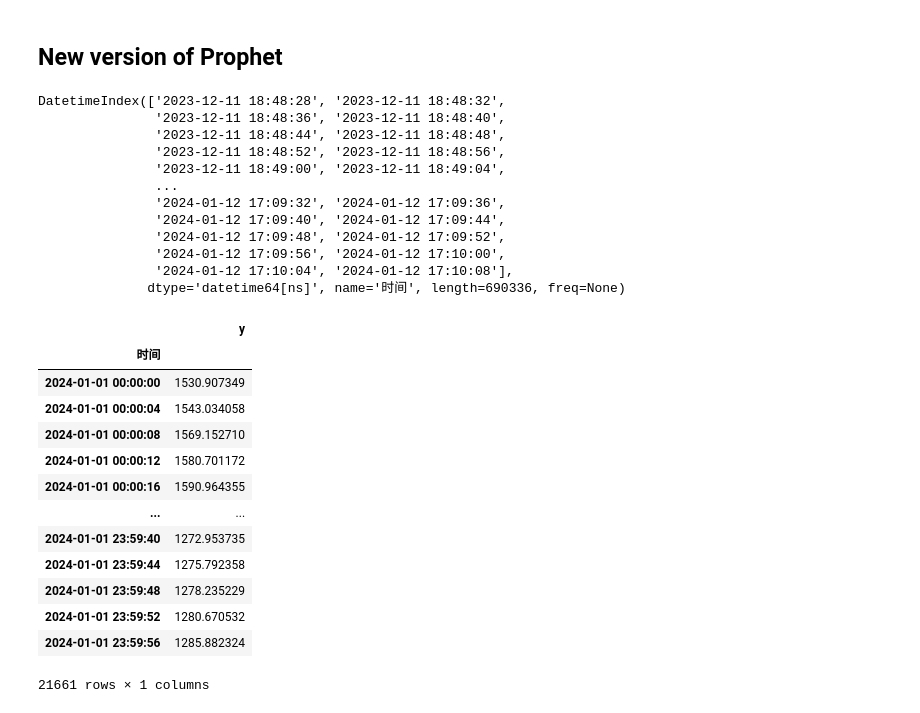
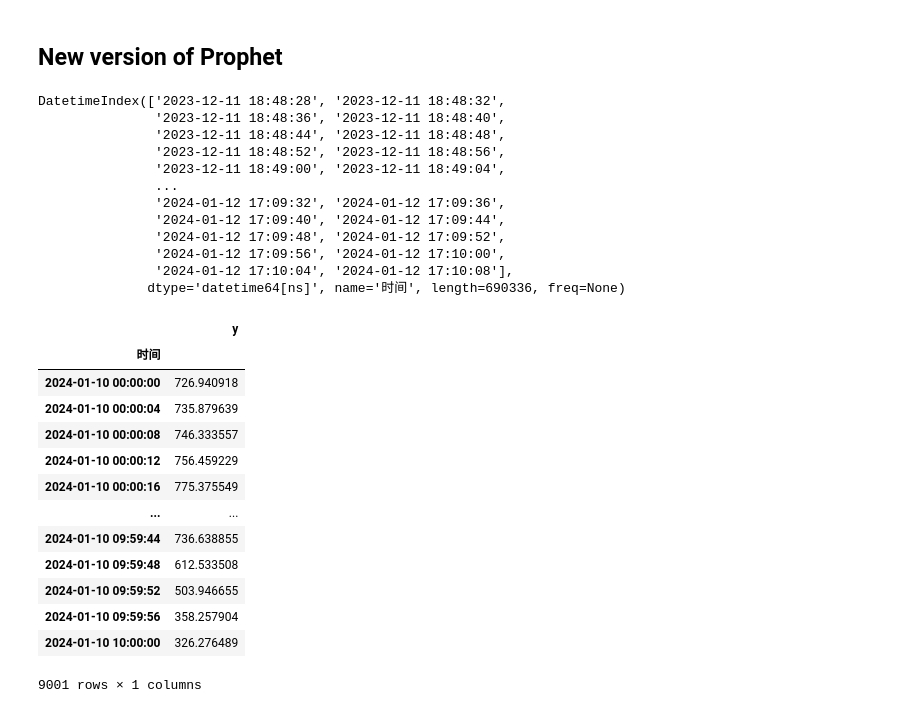
Before and after one commit to silent780/forecast_NO_emisson, a Jupyter notebook: Prophet_exp.ipynb, the cells around one changed output. Drawn from its saved outputs; the diff is of its cells as text; code cells hidden in the pictures.

```diff
--- a/Prophet_exp.ipynb
+++ b/Prophet_exp.ipynb
@@ -31,39 +31,39 @@ Index(['右侧换火信号', 'CEMS出口烟尘($mg/m^{3}$)', 'CEMS出口一氧
 # %%
 
 # 选择一天的数据
 print(raw_data.index)
-one_data = raw_data["2024-01-01 00:00:00":"2024-01-01 23:59:59"]
+one_data = raw_data["2024-01-10 00:00:00":"2024-01-10 10:00:00"]
 
 test_data = one_data[[r"VA.NOX($mg/m^{3}$)"]]
 test_data.columns = ["y"]
 test_data
 # %% [output]
 DatetimeIndex(['2023-12-11 18:48:28', '2023-12-11 18:48:32',
                '2023-12-11 18:48:36', '2023-12-11 18:48:40',
                '2023-12-11 18:48:44', '2023-12-11 18:48:48',
                '2023-12-11 18:48:52', '2023-12-11 18:48:56',
                '2023-12-11 18:49:00', '2023-12-11 18:49:04',
                ...
                '2024-01-12 17:09:32', '2024-01-12 17:09:36',
                '2024-01-12 17:09:40', '2024-01-12 17:09:44',
                '2024-01-12 17:09:48', '2024-01-12 17:09:52',
                '2024-01-12 17:09:56', '2024-01-12 17:10:00',
                '2024-01-12 17:10:04', '2024-01-12 17:10:08'],
               dtype='datetime64[ns]', name='时间', length=690336, freq=None)
 |  | y |
 | 时间 |  |
-| 2024-01-01 00:00:00 | 1530.907349 |
-| 2024-01-01 00:00:04 | 1543.034058 |
-| 2024-01-01 00:00:08 | 1569.152710 |
-| 2024-01-01 00:00:12 | 1580.701172 |
-| 2024-01-01 00:00:16 | 1590.964355 |
+| 2024-01-10 00:00:00 | 726.940918 |
+| 2024-01-10 00:00:04 | 735.879639 |
+| 2024-01-10 00:00:08 | 746.333557 |
+| 2024-01-10 00:00:12 | 756.459229 |
+| 2024-01-10 00:00:16 | 775.375549 |
 | ... | ... |
-| 2024-01-01 23:59:40 | 1272.953735 |
-| 2024-01-01 23:59:44 | 1275.792358 |
-| 2024-01-01 23:59:48 | 1278.235229 |
-| 2024-01-01 23:59:52 | 1280.670532 |
-| 2024-01-01 23:59:56 | 1285.882324 |
+| 2024-01-10 09:59:44 | 736.638855 |
+| 2024-01-10 09:59:48 | 612.533508 |
+| 2024-01-10 09:59:52 | 503.946655 |
+| 2024-01-10 09:59:56 | 358.257904 |
+| 2024-01-10 10:00:00 | 326.276489 |
-21661 rows × 1 columns
+9001 rows × 1 columns
 # %%
 # 滤波平滑:
 from scipy.ndimage import gaussian_filter
```
Also changed, not shown: parts of 3 cells of this notebook, 1 other file.
